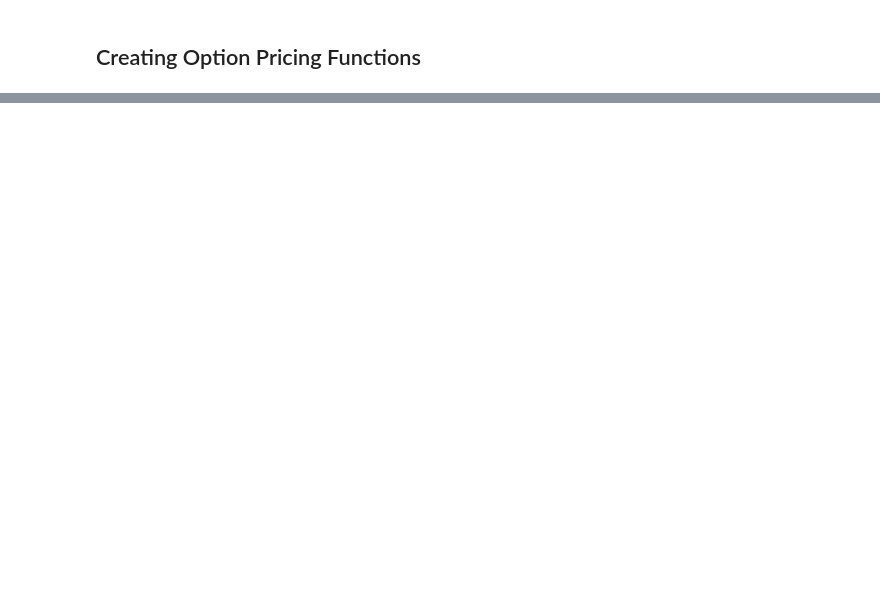
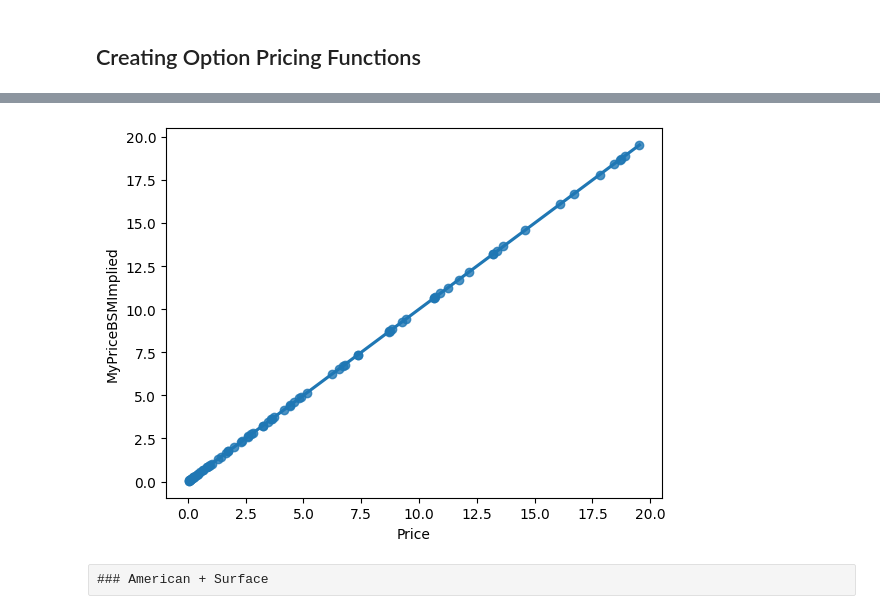
Before and after one commit to pritamdalal/veta_assignment, a Jupyter notebook: notebooks/03_option_prices.ipynb, the cells around one changed output, grey strips where cells are left out. Cells and saved outputs as stored; diff of their text form; code cells hidden in the pictures; blank space fills up the shorter version.

```diff
--- a/notebooks/03_option_prices.ipynb
+++ b/notebooks/03_option_prices.ipynb
@@ -296,0 +311,6 @@ np.mean(np.abs(df_holdings.query("Moneyness > 0.1")['Price'] - df_holdings.query
+# %%
+sns.regplot(data=df_holdings.query("Price < 20"), x="Price", y="MyPriceBSMImplied",);
+# %% [output]
+[figure, added]
+# %% [raw]
+### American + Surface
```
Also changed, not shown: parts of 36 cells of this notebook, 2 other files.
